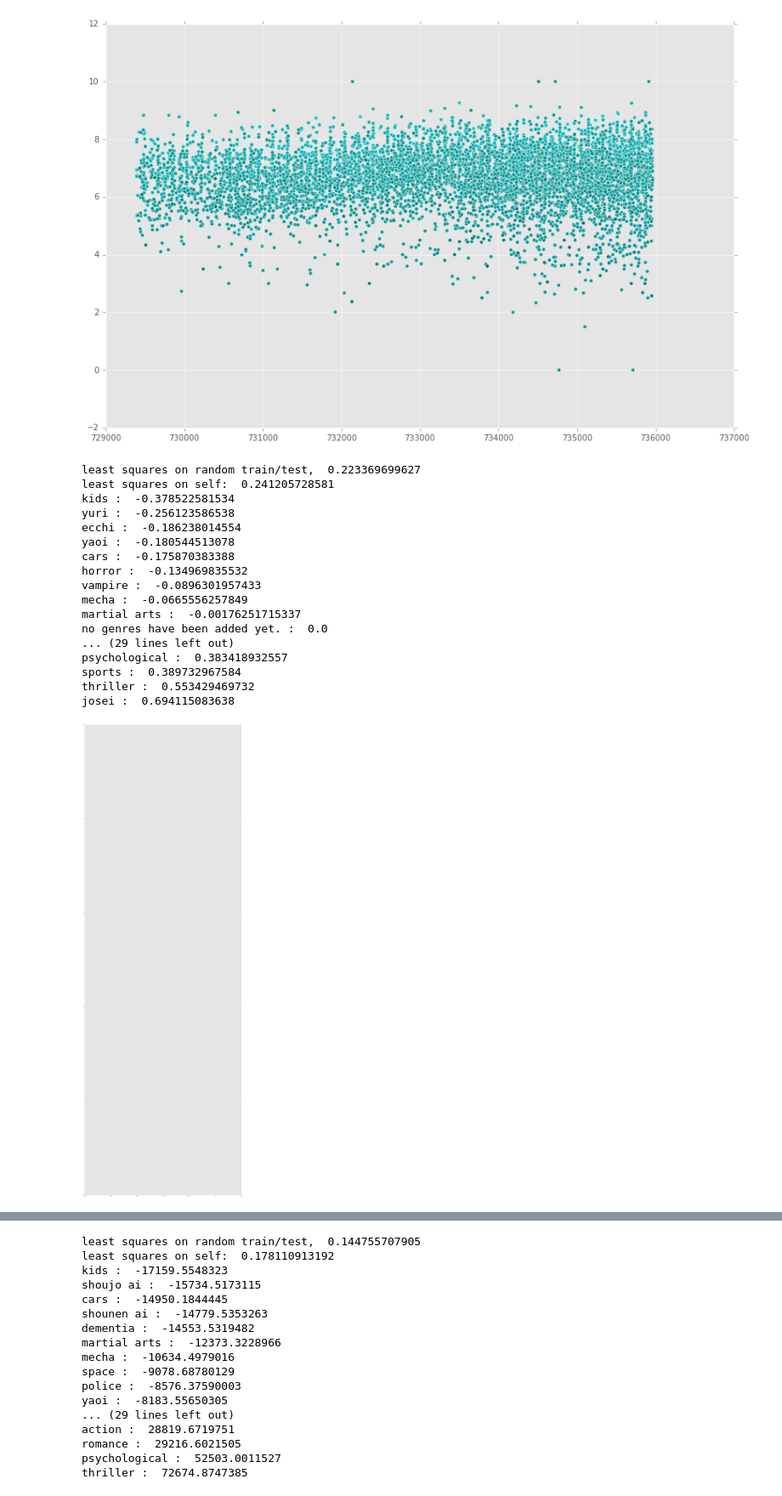
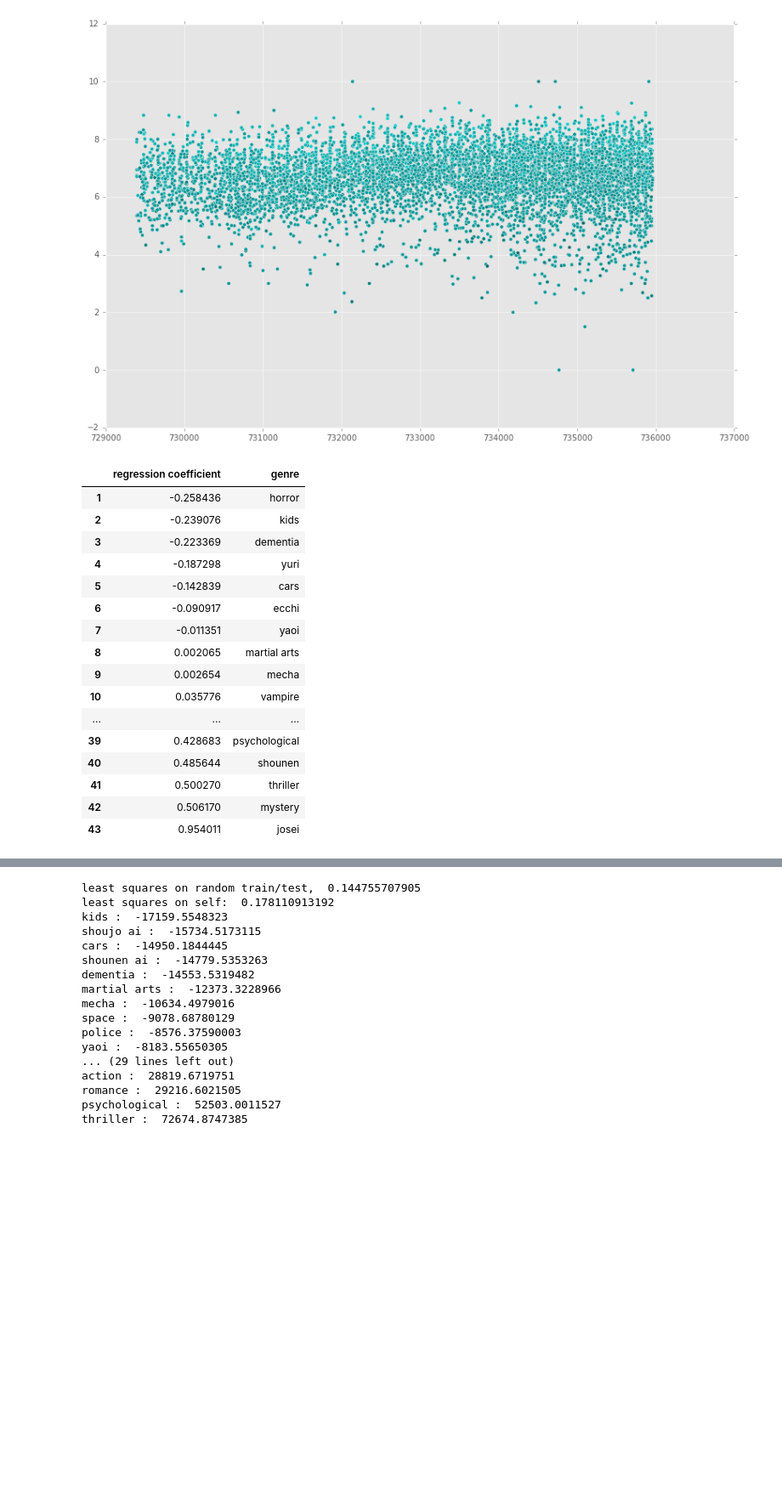
Before and after one commit to FourSwordKirby/MALDataScience, a Jupyter notebook: regression_stats.ipynb, the cells around one changed output, grey strips where cells are left out. Shown at 85% size. Drawn from its saved outputs; the diff is of its cells as text; code cells hidden in the pictures; blank space fills up the shorter version.

Commit message:
added the genre regression section

```diff
--- a/regression_stats.ipynb
+++ b/regression_stats.ipynb
@@ -82,28 +85,39 @@ plt.scatter(MAL_df[idx]['aired_start'].apply(matplotlib.dates.date2num), MAL_df[
 # %% [output]
 <matplotlib.collections.PathCollection at 0x...>
 [figure]
-# %%
-pair = zip(reg.coef_, all_genre)
-pair = sorted(pair)
-
-for p in pair:
-    print p[1], ": ", p[0]
-# %% [output]
-least squares on random train/test,  0.223369699627
-least squares on self:  0.241205728581
-kids :  -0.378522581534
-yuri :  -0.256123586538
-ecchi :  -0.186238014554
-yaoi :  -0.180544513078
-cars :  -0.175870383388
-horror :  -0.134969835532
-vampire :  -0.0896301957433
-mecha :  -0.0665556257849
-martial arts :  -0.00176251715337
-no genres have been added yet. :  0.0
-... (29 lines left out)
-psychological :  0.383418932557
-sports :  0.389732967584
-thriller :  0.553429469732
-josei :  0.694115083638
-[figure, removed]
+# %%
+X = MAL_df[all_genre]
+y = MAL_df["score"]
+
+reg = linear_model.LinearRegression()
+reg.fit (X, y)
+
+pair = zip(reg.coef_, all_genre)
+pair = sorted(pair)
+
+df = pd.DataFrame(pair)
+df.columns = ['regression coefficient', 'genre']
+df = df[(df['genre'] != 'hentai') & (df['genre'] != "no genres have been added yet.")]
+
+df.head(100)
+#df.head(100)
+#for p in pair:
+#    print p[1], ": ", p[0]
+# %% [output]
+|  | regression coefficient | genre |
+| 1 | -0.258436 | horror |
+| 2 | -0.239076 | kids |
+| 3 | -0.223369 | dementia |
+| 4 | -0.187298 | yuri |
+| 5 | -0.142839 | cars |
+| 6 | -0.090917 | ecchi |
+| 7 | -0.011351 | yaoi |
+| 8 | 0.002065 | martial arts |
+| 9 | 0.002654 | mecha |
+| 10 | 0.035776 | vampire |
+| ... | ... | ... |
+| 39 | 0.428683 | psychological |
+| 40 | 0.485644 | shounen |
+| 41 | 0.500270 | thriller |
+| 42 | 0.506170 | mystery |
+| 43 | 0.954011 | josei |
```
Also changed, not shown: parts of 4 cells of this notebook, 4 other files.
